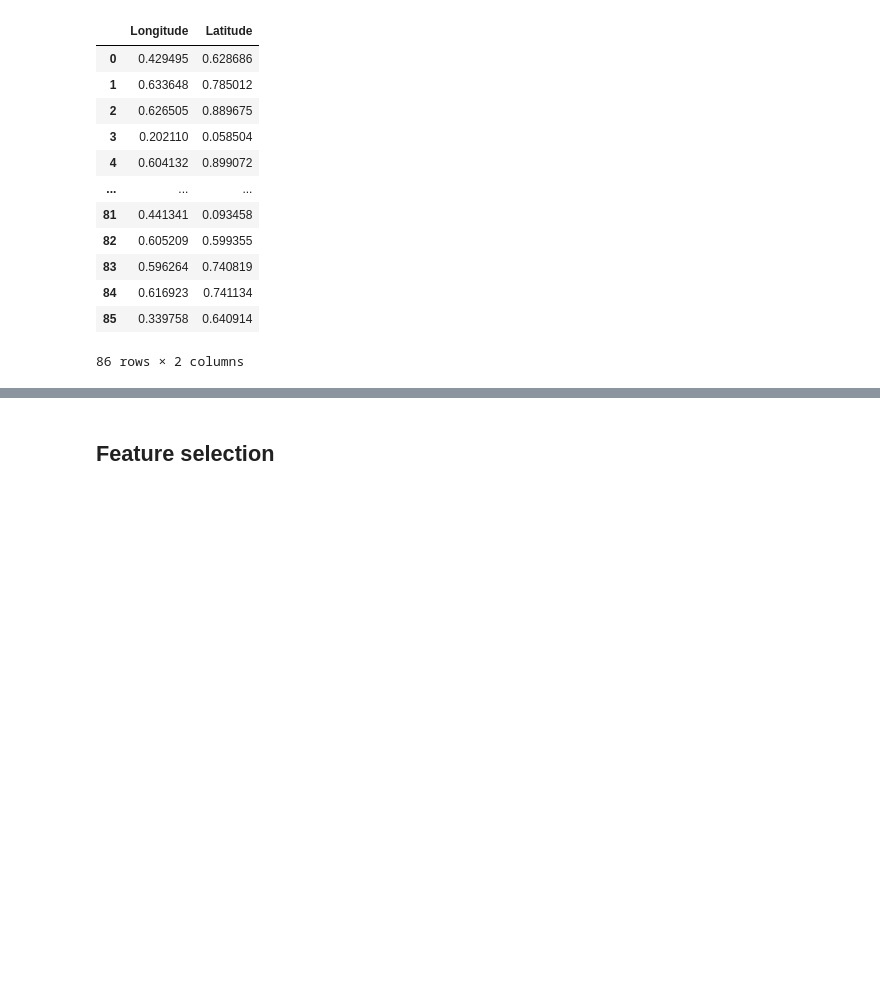
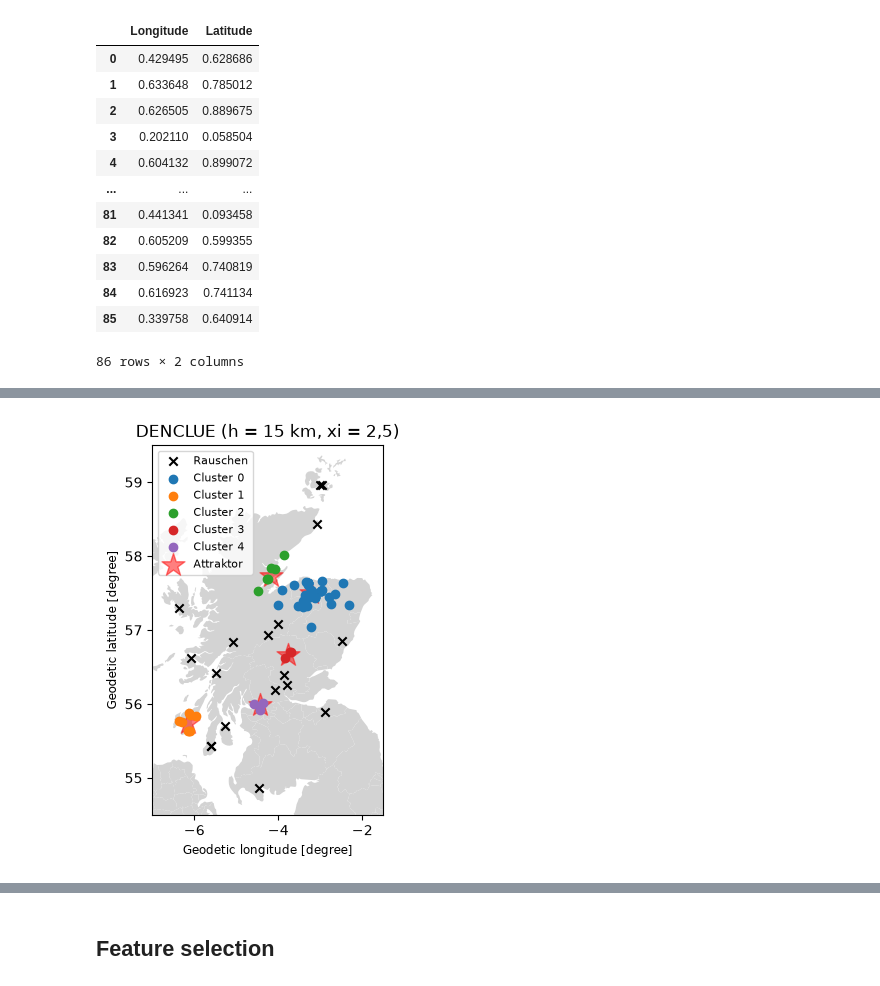
Before and after one commit to franzmohr/intro-data-mining-de, a Jupyter notebook: 04-data-mining-cluster-analysis.ipynb, the cells around one changed output, grey strips where cells are left out. Cells and saved outputs as stored; diff of their text form; code cells hidden in the pictures; blank space fills up the shorter version.

```diff
--- a/04-data-mining-cluster-analysis.ipynb
+++ b/04-data-mining-cluster-analysis.ipynb
@@ -460,0 +709,12 @@ x_scaled
+# %%
+xi = 2.5 # Schwellenwert für die Dichte am Attraktor
+
+# Attraktoren mit ausreichender Dichte bilden Cluster, nummeriert nach absteigender Dichte
+dense = attractor_table[attractor_table['Dichte'] >= xi].sort_values('Dichte', ascending = False)
+cluster_of_attractor = {a: k for k, a in enumerate(dense.index)}
+
+# Label jeder Destillerie: Cluster ihres Attraktors oder -1 für Rauschen
+pred_denclue = np.array([cluster_of_attractor.get(a, -1) for a in attractor_id])
+
+# Anzahl der Destillerien je Cluster (-1 = Rauschen)
+pd.Series(pred_denclue).value_counts().sort_index()
@@ -460,0 +729,29 @@ x_scaled
+# %%
+# Rechne die Attraktoren für die Karte in Längen- und Breitengrade um (Koordinaten in Metern)
+attr_lon, attr_lat = transformer.transform(unique_attractors[dense.index, 0] * 1000,
+                                           unique_attractors[dense.index, 1] * 1000)
+
+# Plotte Landkarte von UK
+ctry.plot(color = "lightgrey")
+
+# Rauschen (Label -1) in Schwarz
+noise = pred_denclue == -1
+plt.scatter(x = coords_new.loc[noise, 'Longitude'], y = coords_new.loc[noise, 'Latitude'],
+            marker = 'x', c = "black", label = "Rauschen")
+
+# Cluster in Farbe
+for label in sorted(set(pred_denclue) - {-1}):
+    sel = pred_denclue == label
+    plt.scatter(x = coords_new.loc[sel, 'Longitude'], y = coords_new.loc[sel, 'Latitude'],
+                marker = 'o', label = "Cluster " + str(label), zorder = 3)
+
+# Dichte-Attraktoren als Sterne (hinter den Punkten)
+plt.scatter(attr_lon, attr_lat, marker = '*', s = 300, c = "red", alpha = 0.5, label = "Attraktor", zorder = 2)
+
+# Trimme die Grafik
+plt.axis([-7, -1.5, 54.5, 59.5])
+plt.legend(loc = "upper left", fontsize = 8)
+plt.title("DENCLUE (h = 15 km, xi = 2,5)")
+plt.show()
+# %% [output]
+[figure, added]
```
Also changed, not shown: parts of 84 cells of this notebook.
